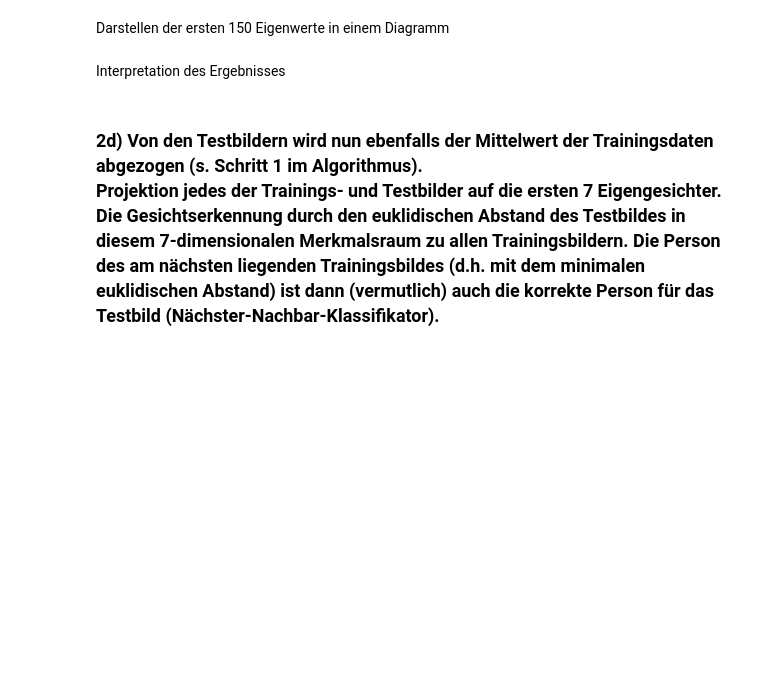
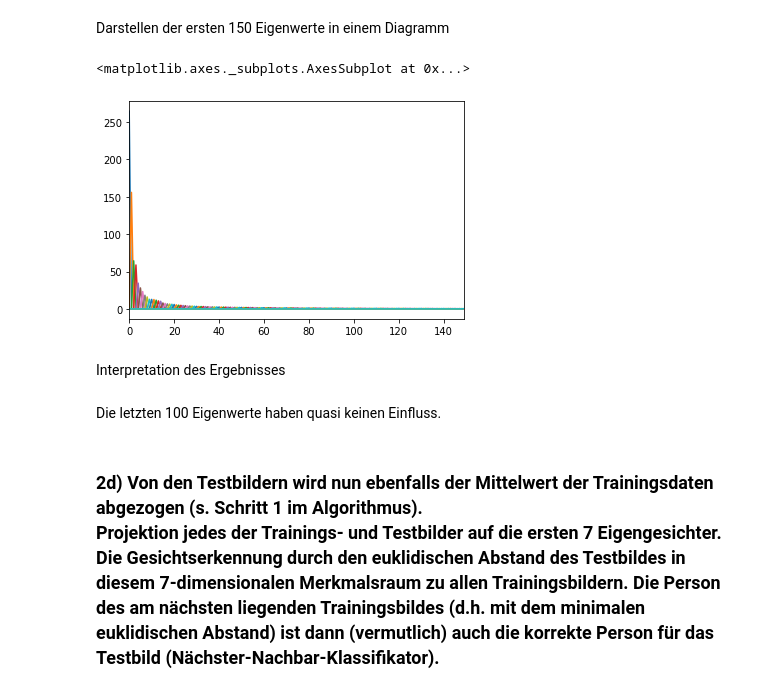
Before and after one commit to fa97ber/MachineLearning, a Jupyter notebook: ML/ML_02_02.ipynb, the cells around one changed output. Drawn from its saved outputs; the diff is of its cells as text; code cells hidden in the pictures; blank space fills up the shorter version.

```diff
--- a/ML/ML_02_02.ipynb
+++ b/ML/ML_02_02.ipynb
@@ -217,5 +215,14 @@ Darstellen der ersten 150 Eigenwerte in einem Diagramm
+# %%
+eigwert = np.diag(quadd[0:150])
+eigwert = pd.DataFrame.from_records(eigwert)
+eigwert.plot(legend=False)
+# %% [output]
+<matplotlib.axes._subplots.AxesSubplot at 0x...>
+[figure, added]
 # %% [markdown]
 Interpretation des Ergebnisses
+# %% [markdown]
+Die letzten 100 Eigenwerte haben quasi keinen Einfluss.
 # %% [markdown]
 <h3> 2d) Von den Testbildern wird nun ebenfalls der Mittelwert der Trainingsdaten abgezogen (s.
 Schritt 1 im Algorithmus).
```
Also changed, not shown: parts of 6 cells of this notebook, 1 other file.
